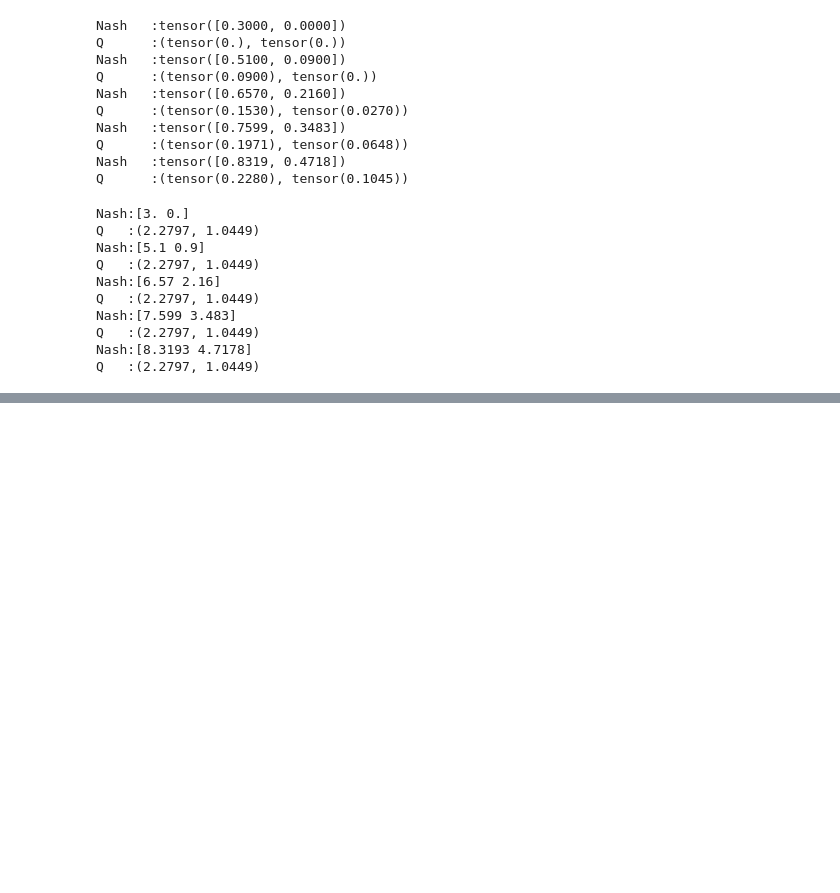
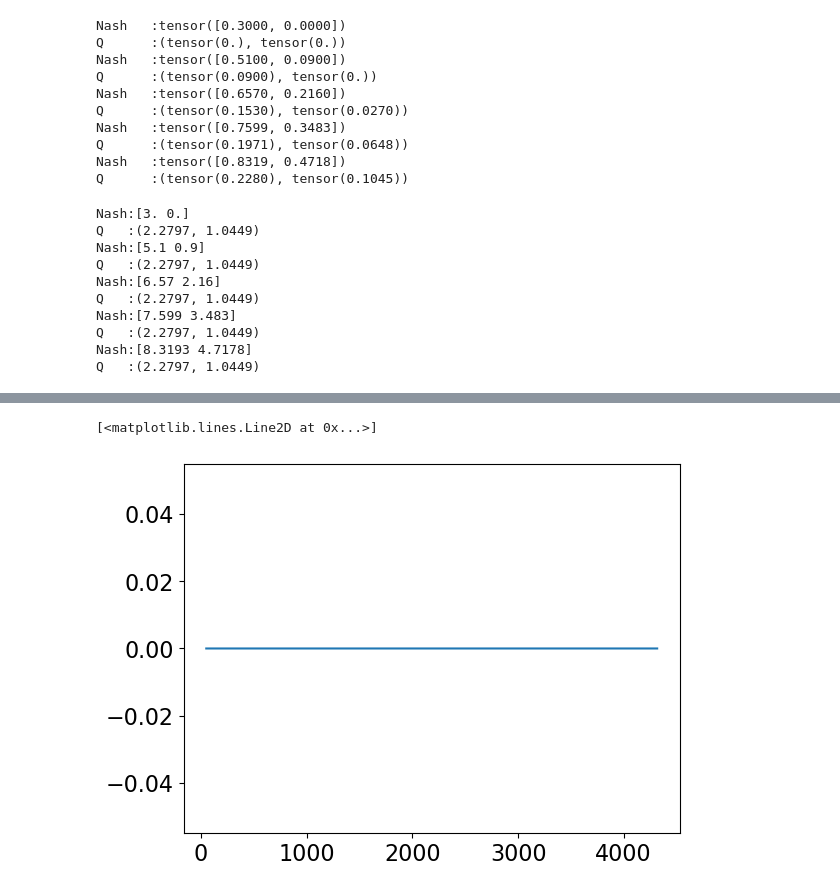
Before and after one commit to NWC-CUAHSI-Summer-Institute/cfe_py, a Jupyter notebook: function_test_ground.ipynb, the cells around one changed output, grey strips where cells are left out. Drawn from its saved outputs; the diff is of its cells as text; code cells hidden in the pictures; blank space fills up the shorter version.

```diff
--- a/function_test_ground.ipynb
+++ b/function_test_ground.ipynb
@@ -369,0 +401,5 @@ Q   :(2.2797, 1.0449)
+# %%
+plt.plot(testrun_numpy[0] - testrun_numpy[0][50:])
+# %% [output]
+[<matplotlib.lines.Line2D at 0x...>]
+[figure, added]
```
Also changed, not shown: parts of 5 cells of this notebook, 4 other files.
